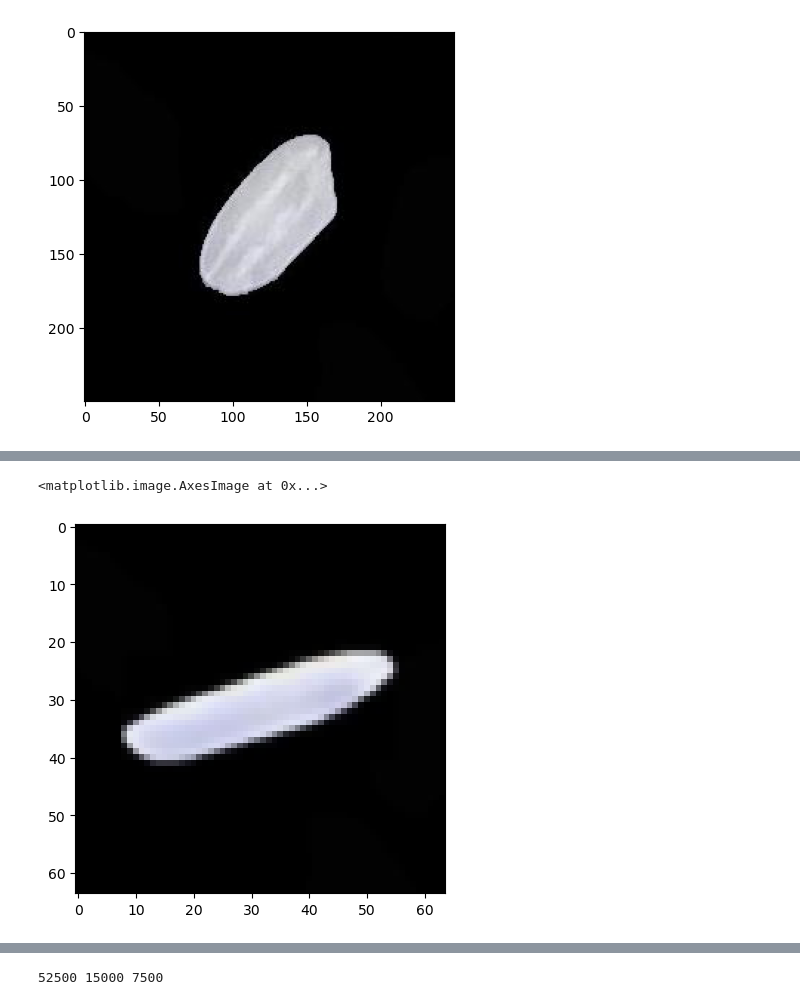
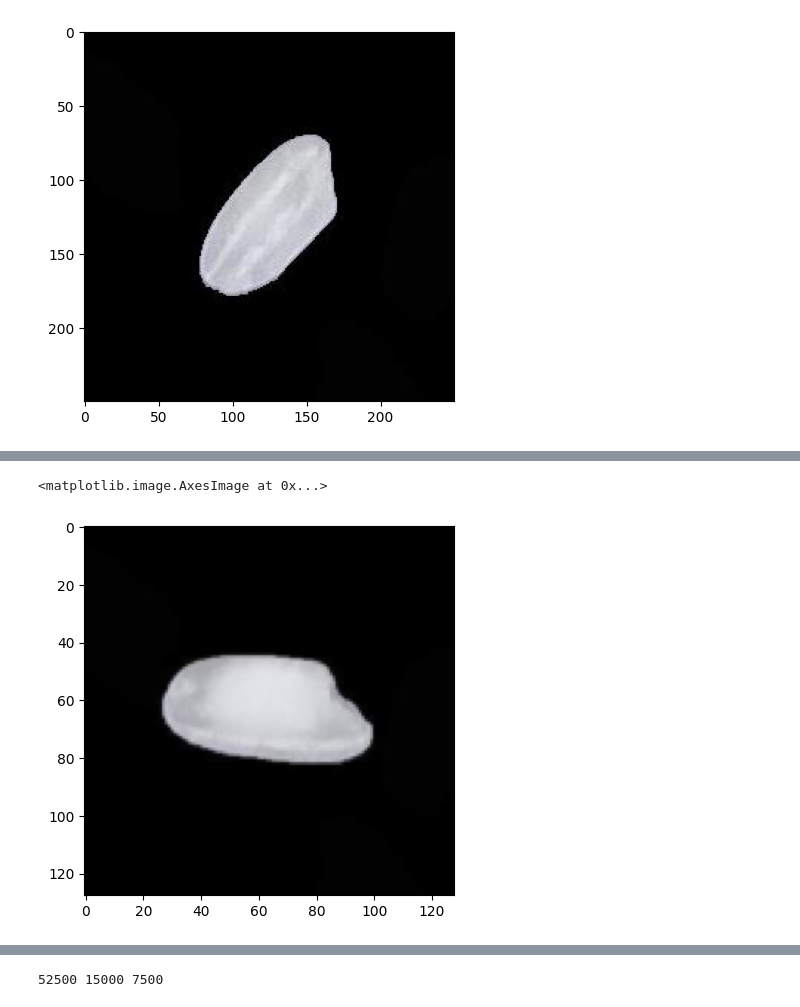
Before and after one commit to ashutoshd1996/Deep-Learning-Projects, a Jupyter notebook: Rice Classification using CNN/Rice_classific_project_cnn.ipynb, the cells around one changed output, grey strips where cells are left out. Drawn from its saved outputs; the diff is of its cells as text; code cells hidden in the pictures.

```diff
--- a/Rice Classification using CNN/Rice_classific_project_cnn.ipynb
+++ b/Rice Classification using CNN/Rice_classific_project_cnn.ipynb
@@ -97,11 +138,12 @@ plt.imshow(img)
 # %%
 # Transforming data to a tensor, reducing its size and cropping it
-dataset = ImageFolder(data_dir, tt.Compose([tt.Resize(64),
-                                            tt.RandomCrop(64),
+dataset = ImageFolder(data_dir, tt.Compose([tt.Resize(128),
+                                            tt.RandomCrop(128),
+                                            tt.RandomHorizontalFlip(),
                                                           tt.ToTensor()]))
 
-img, label = dataset[23456]
+img, label = dataset[2316]
 plt.imshow(img.permute((1, 2, 0)))
 # %% [output]
 <matplotlib.image.AxesImage at 0x...>
-[figure, old version]
+[figure, new version]
```
Also changed, not shown: parts of 56 cells of this notebook.
